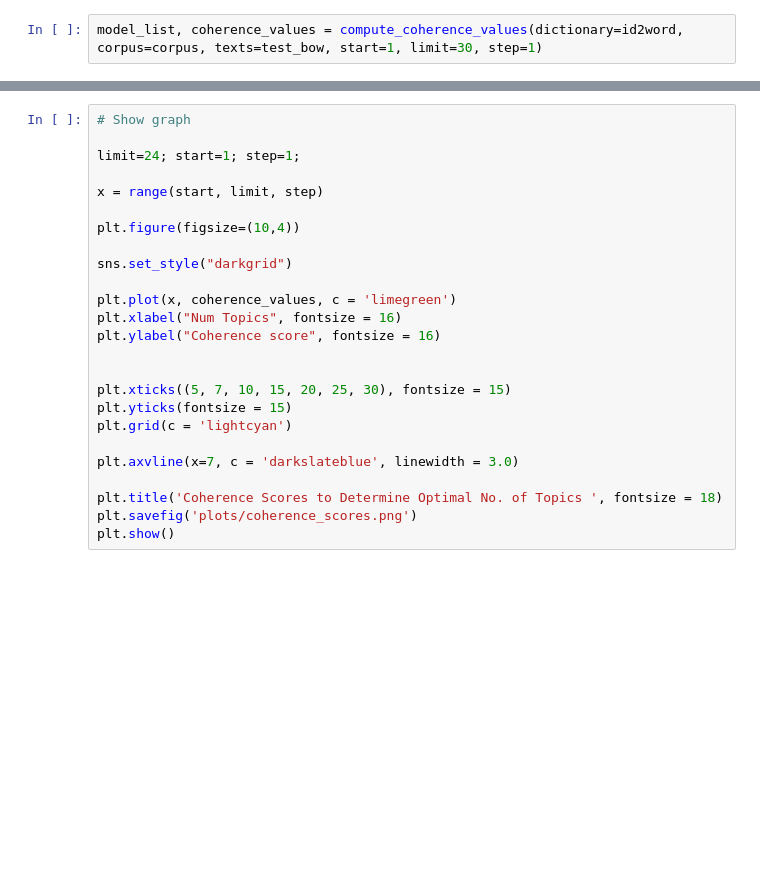
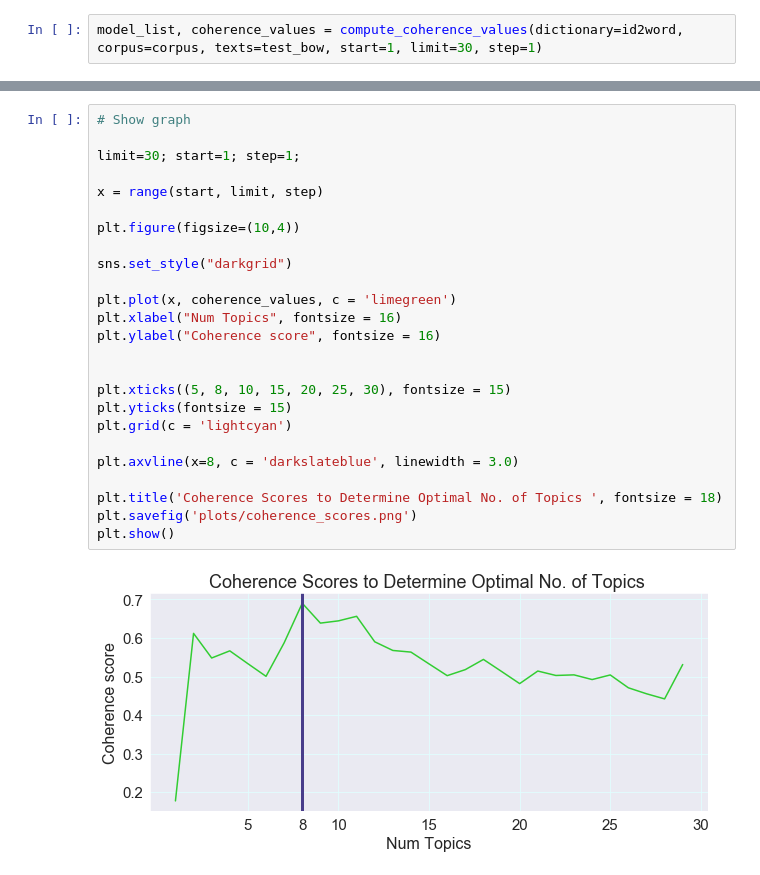
Before and after one commit to nastyasimpson/Emotion_Detection_Elections, a Jupyter notebook: final_lda_model.ipynb, the cells around one changed output, grey strips where cells are left out. Cells and saved outputs as stored; diff of their text form; blank space fills up the shorter version.

```diff
--- a/final_lda_model.ipynb
+++ b/final_lda_model.ipynb
@@ -797,25 +815,27 @@ pprint(optimal_model.print_topics(num_words=10))
 # %%
 # Show graph
 
-limit=24; start=1; step=1;
+limit=30; start=1; step=1;
 
 x = range(start, limit, step)
 
 plt.figure(figsize=(10,4))
 
 sns.set_style("darkgrid")
 
 plt.plot(x, coherence_values, c = 'limegreen')
 plt.xlabel("Num Topics", fontsize = 16)
 plt.ylabel("Coherence score", fontsize = 16)
 
 
-plt.xticks((5, 7, 10, 15, 20, 25, 30), fontsize = 15)
+plt.xticks((5, 8, 10, 15, 20, 25, 30), fontsize = 15)
 plt.yticks(fontsize = 15)
 plt.grid(c = 'lightcyan')
 
-plt.axvline(x=7, c = 'darkslateblue', linewidth = 3.0)
+plt.axvline(x=8, c = 'darkslateblue', linewidth = 3.0)
 
 plt.title('Coherence Scores to Determine Optimal No. of Topics ', fontsize = 18)
 plt.savefig('plots/coherence_scores.png')
 plt.show()
+# %% [output]
+[figure, added]
```
Also changed, not shown: parts of 5 cells of this notebook, 2 other files.
